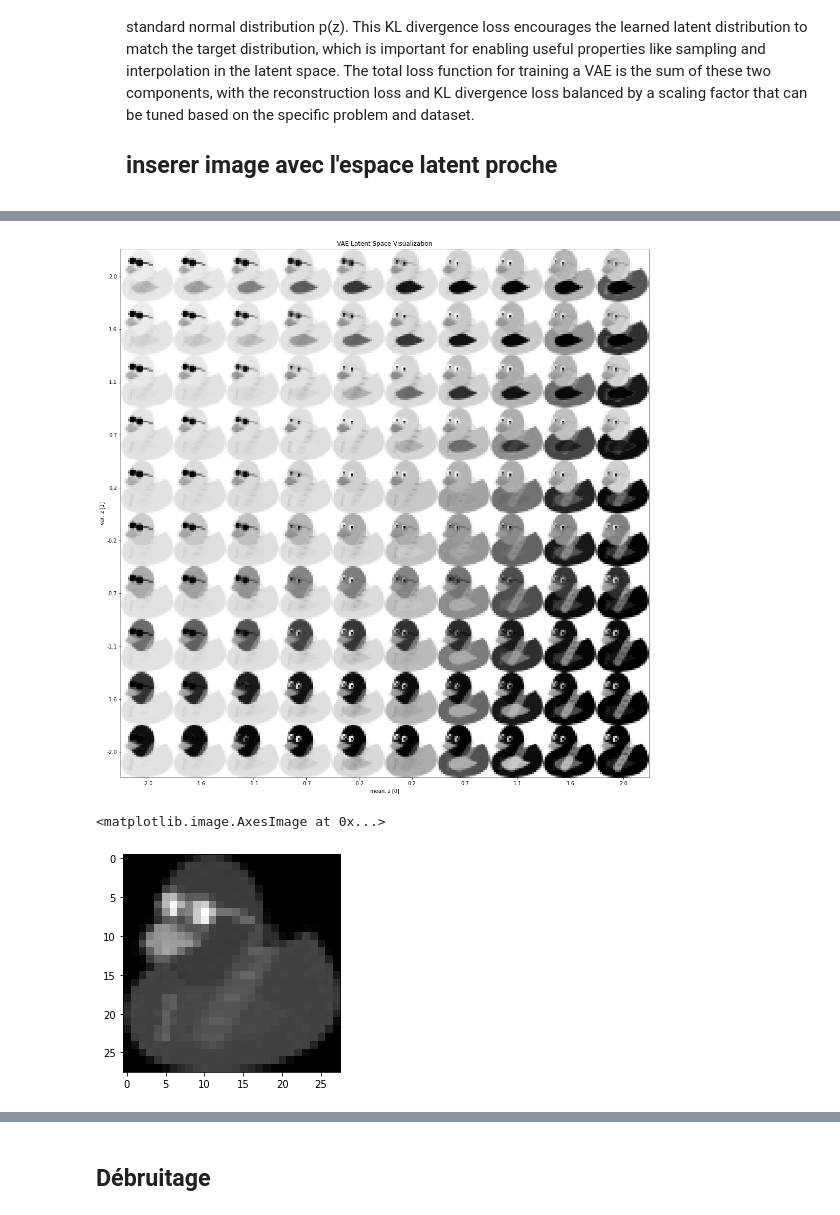
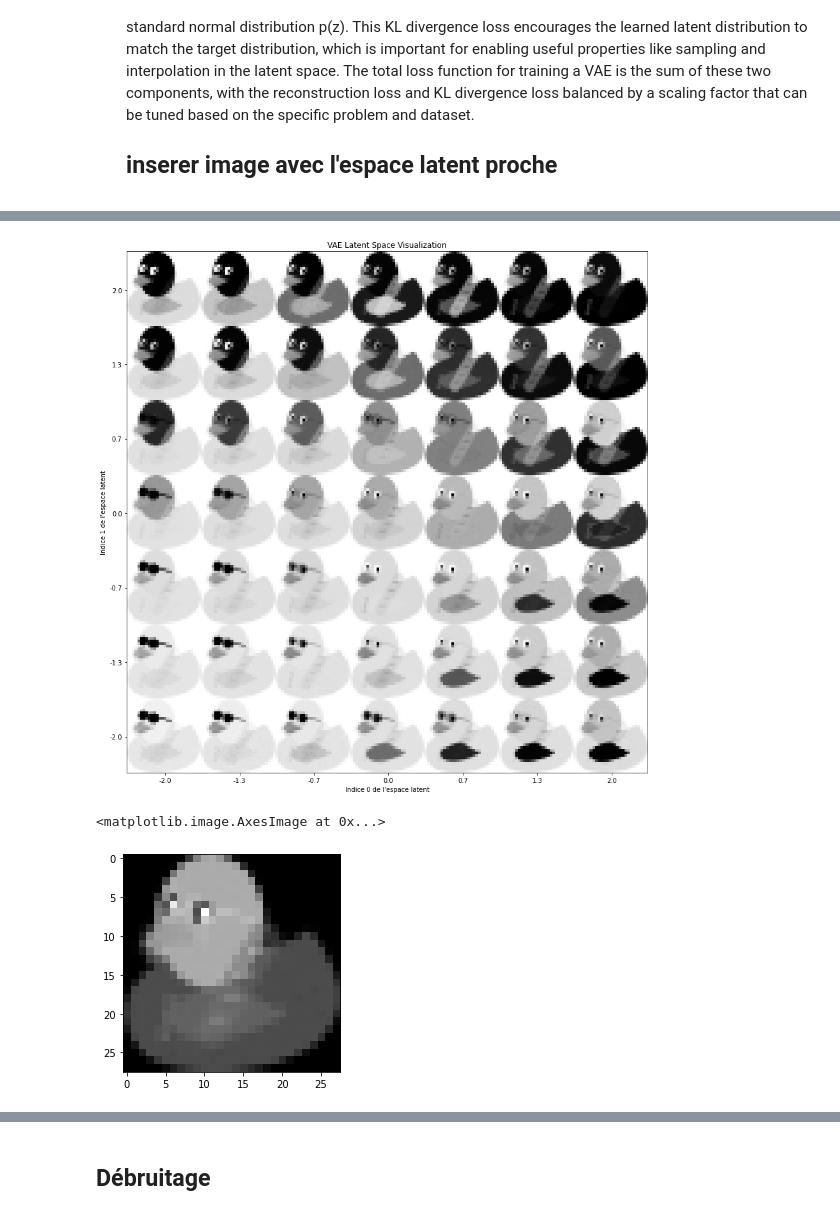
Before and after one commit to GigiML/RD_project, a Jupyter notebook: vae.ipynb, the cells around one changed output, grey strips where cells are left out. Saved outputs shown, nothing was run; the diff lists cells and outputs as text; code cells hidden in the pictures.

```diff
--- a/vae.ipynb
+++ b/vae.ipynb
@@ -126,9 +126,6 @@ AE excels at learning compact data representations, but the latent space is not
 The key difference between a standard autoencoder and a VAE lies in the way the latent space is represented. While a standard autoencoder outputs a single point in the latent space, a VAE's encoder network outputs two sets of parameters - the mean (μ) and the standard deviation (σ) of a Gaussian distribution in the latent space. This allows the VAE to express not just a single point, but a distribution of potential representations. The VAE architecture consists of two main components: the encoder network, which transforms the input data into a probability distribution in the latent space, and the decoder network, which takes a sample from the latent distribution and reconstructs the original input. The VAE loss function is composed of two terms: the reconstruction loss, which measures how well the VAE can reconstruct the input data, and the Kullback-Leibler (KL) divergence loss, which encourages the learned latent distribution to match a target distribution, typically a standard normal distribution. This architecture enables the VAE to learn a continuous, probabilistic latent representation of the input data, which can be useful for tasks like sampling and interpolation in the latent space.
 # %% [markdown]
 Insere schema
-# %%
-model = VAE().to(device)
-optimizer = optim.Adam(model.parameters(), lr=1e-3)
 # %%
 def loss_function(x, x_hat, mean, log_var):
     reproduction_loss = nn.functional.binary_cross_entropy(x_hat, x, reduction='sum')
@@ -198,8 +185,8 @@ def plot_latent_space(model, scale=1.0, n=25, digit_size=28, figsize=15):
     sample_range_y = np.round(grid_y, 1)
     plt.xticks(pixel_range, sample_range_x)
     plt.yticks(pixel_range, sample_range_y)
-    plt.xlabel("mean, z [0]")
-    plt.ylabel("var, z [1]")
+    plt.xlabel("Indice 0 de l'espace latent")
+    plt.ylabel("Indice 1 de l'espace latent")
     plt.imshow(figure, cmap="Greys_r")
     plt.show()
 # %%
@@ -233,14 +220,14 @@ train(vae_canard, optimizer, 120, device, data=data_loader, x_dim=40*40, expect_
 # PATH = "model"
 # torch.save(vae_canard.state_dict(), PATH)
 # %%
-plot_latent_space(vae_canard, n=10, digit_size=dims[0], figsize=19, scale=2)
+plot_latent_space(vae_canard, n=7, digit_size=dims[0], figsize=15, scale=2)
 # %% [output]
-[figure, old version]
+[figure, new version]
 # %%
 plt.imshow(vae_canard(torch.zeros(28*28))[0].detach().numpy().reshape(dims), cmap="Greys")
 # %% [output]
 <matplotlib.image.AxesImage at 0x...>
-[figure, old version]
+[figure, new version]
 # %%
 jsp = torch.zeros(28*28)
 jsp[1] = 1
```
Also changed, not shown: parts of 28 cells of this notebook, 1 other file.
